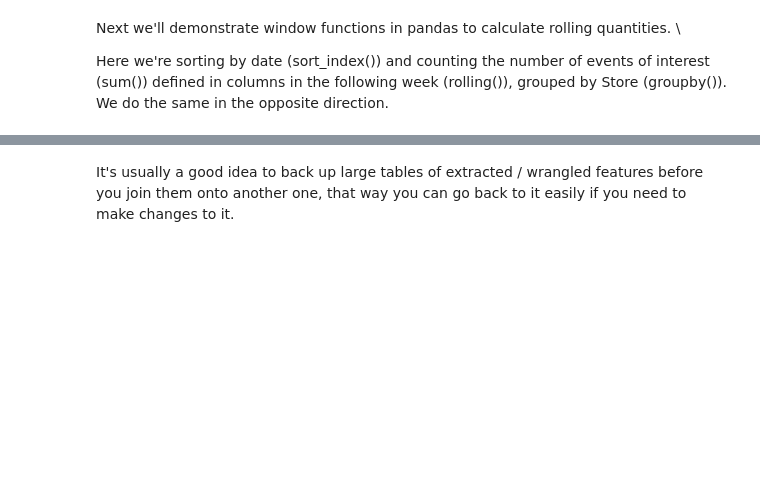
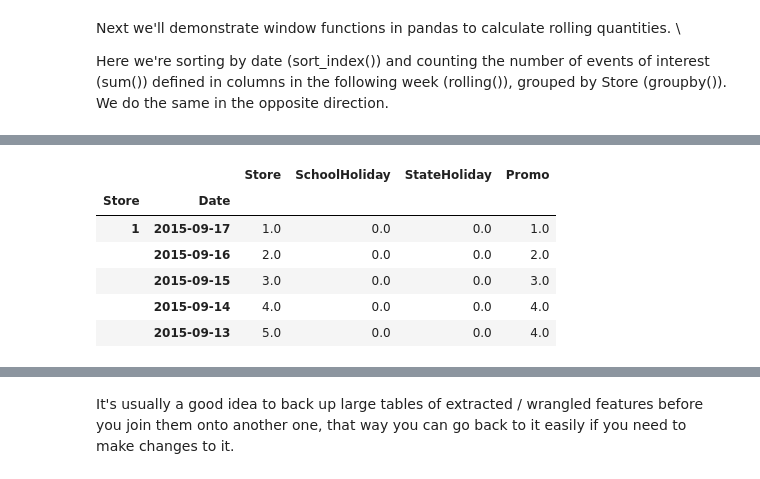
Before and after one commit to stanimman/Fast_ai, a Jupyter notebook: Lesson 4 Rossman.ipynb, the cells around one changed output, grey strips where cells are left out. Cells and saved outputs as stored; diff of their text form; code cells hidden in the pictures; blank space fills up the shorter version.

```diff
--- a/Lesson 4 Rossman.ipynb
+++ b/Lesson 4 Rossman.ipynb
@@ -553,6 +519,16 @@ bwd = df[['Store']+columns].sort_index().groupby("Store").rolling(7, min_periods
 # %%
 fwd = df[['Store']+columns].sort_index(ascending=False
                                       ).groupby("Store").rolling(7, min_periods=1).sum()
+# %%
+fwd.head()
+# %% [output]
+|  |  | Store | SchoolHoliday | StateHoliday | Promo |
+| Store | Date |  |  |  |  |
+| 1 | 2015-09-17 | 1.0 | 0.0 | 0.0 | 1.0 |
+|  | 2015-09-16 | 2.0 | 0.0 | 0.0 | 2.0 |
+|  | 2015-09-15 | 3.0 | 0.0 | 0.0 | 3.0 |
+|  | 2015-09-14 | 4.0 | 0.0 | 0.0 | 4.0 |
+|  | 2015-09-13 | 5.0 | 0.0 | 0.0 | 4.0 |
 # %%
 bwd.drop('Store',1,inplace=True)
 bwd.reset_index(inplace=True)
```
Also changed, not shown: parts of 37 cells of this notebook.
